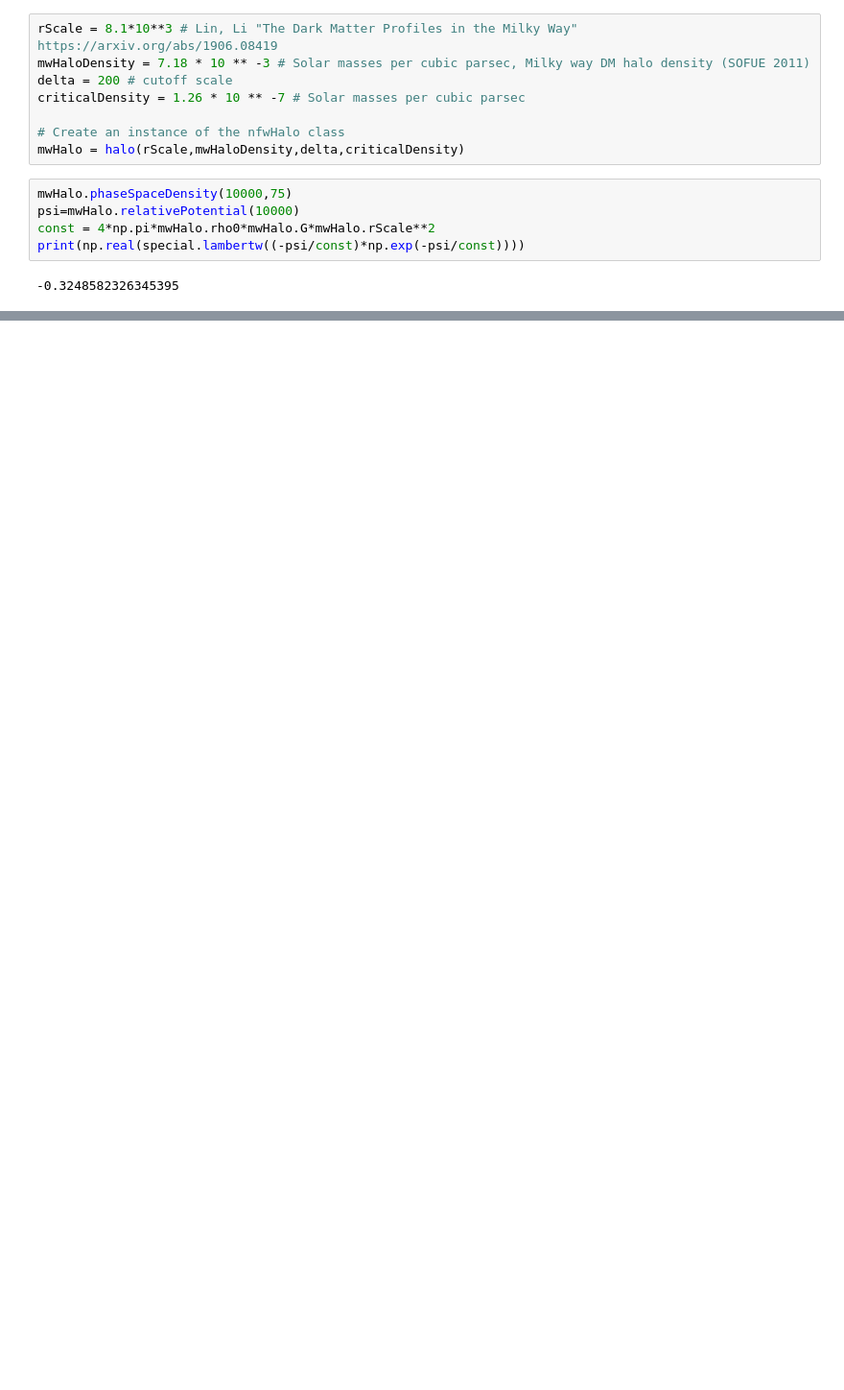
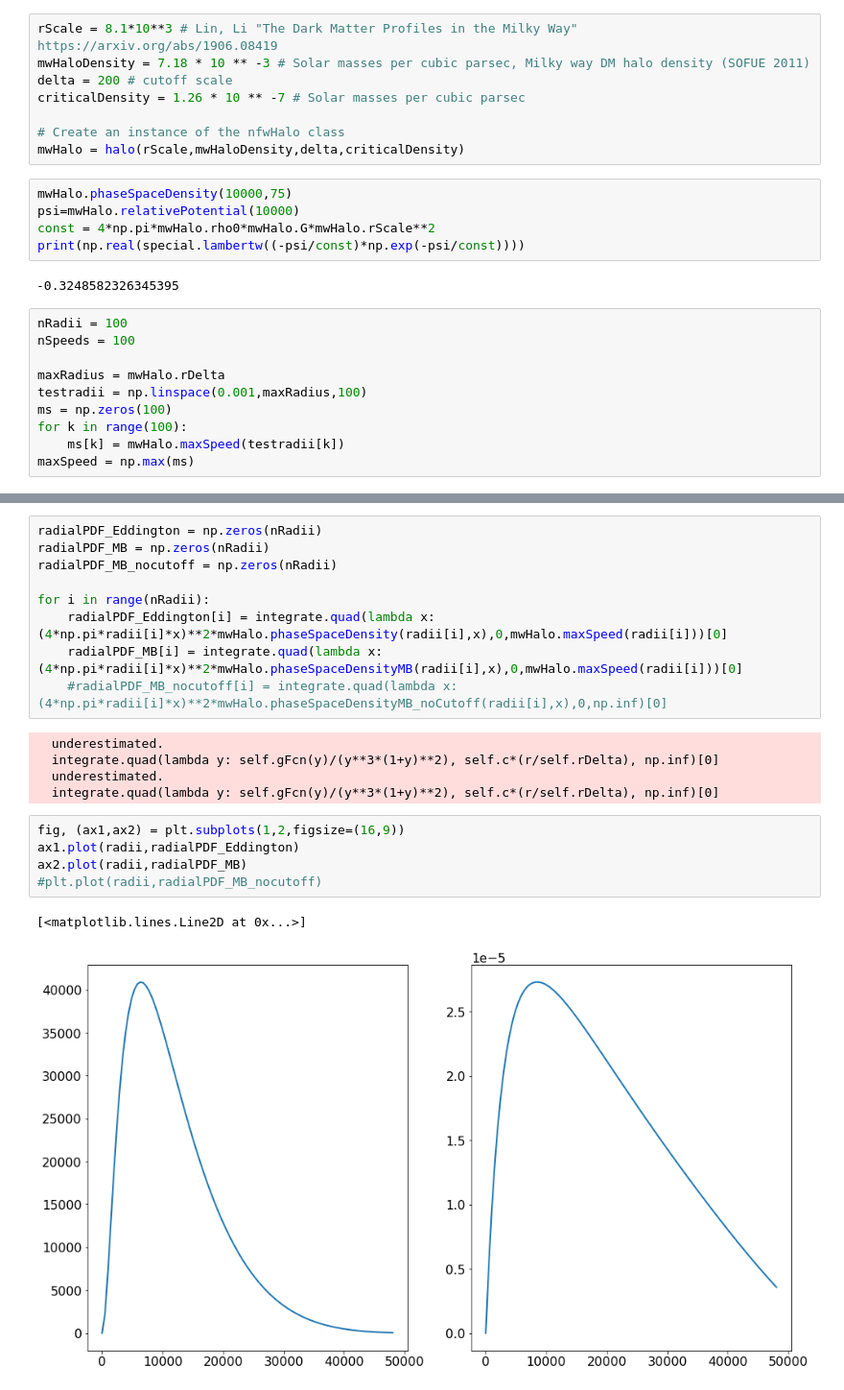
Before and after one commit to EricPutney/nfwHalo, a Jupyter notebook: simpleNFW.ipynb, the cells around one changed output, grey strips where cells are left out. Shown at 96% size. Saved outputs shown, nothing was run; the diff lists cells and outputs as text; blank space fills up the shorter version.

```diff
--- a/simpleNFW.ipynb
+++ b/simpleNFW.ipynb
@@ -67,4 +94,14 @@ const = 4*np.pi*mwHalo.rho0*mwHalo.G*mwHalo.rScale**2
 print(np.real(special.lambertw((-psi/const)*np.exp(-psi/const))))
 # %% [output]
 -0.3248582326345395
+# %%
+nRadii = 100
+nSpeeds = 100
+
+maxRadius = mwHalo.rDelta
+testradii = np.linspace(0.001,maxRadius,100)
+ms = np.zeros(100)
+for k in range(100):
+    ms[k] = mwHalo.maxSpeed(testradii[k])
+maxSpeed = np.max(ms)
 # %%
@@ -104,0 +226,22 @@ Text(0, 0.5, 'Speed (km/s)')
+# %%
+radialPDF_Eddington = np.zeros(nRadii)
+radialPDF_MB = np.zeros(nRadii)
+radialPDF_MB_nocutoff = np.zeros(nRadii)
+
+for i in range(nRadii):
+    radialPDF_Eddington[i] = integrate.quad(lambda x: (4*np.pi*radii[i]*x)**2*mwHalo.phaseSpaceDensity(radii[i],x),0,mwHalo.maxSpeed(radii[i]))[0]
+    radialPDF_MB[i] = integrate.quad(lambda x: (4*np.pi*radii[i]*x)**2*mwHalo.phaseSpaceDensityMB(radii[i],x),0,mwHalo.maxSpeed(radii[i]))[0]
+    #radialPDF_MB_nocutoff[i] = integrate.quad(lambda x: (4*np.pi*radii[i]*x)**2*mwHalo.phaseSpaceDensityMB_noCutoff(radii[i],x),0,np.inf)[0]
+# %% [output]
+  underestimated.
+  integrate.quad(lambda y: self.gFcn(y)/(y**3*(1+y)**2), self.c*(r/self.rDelta), np.inf)[0]
+  underestimated.
+  integrate.quad(lambda y: self.gFcn(y)/(y**3*(1+y)**2), self.c*(r/self.rDelta), np.inf)[0]
+# %%
+fig, (ax1,ax2) = plt.subplots(1,2,figsize=(16,9))
+ax1.plot(radii,radialPDF_Eddington)
+ax2.plot(radii,radialPDF_MB)
+#plt.plot(radii,radialPDF_MB_nocutoff)
+# %% [output]
+[<matplotlib.lines.Line2D at 0x...>]
+[figure, added]
```
Also changed, not shown: parts of 5 cells of this notebook.
